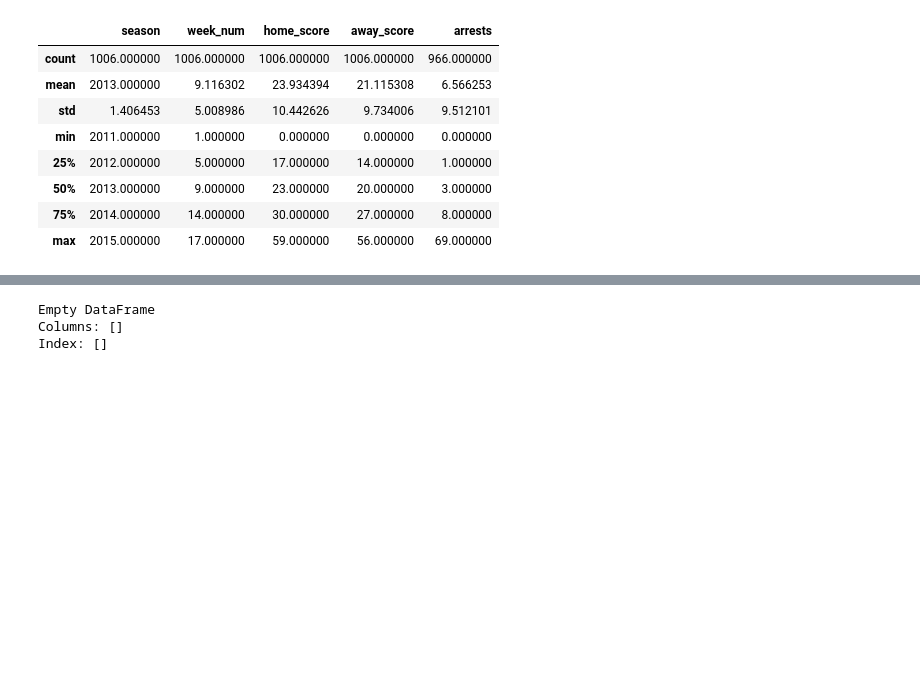
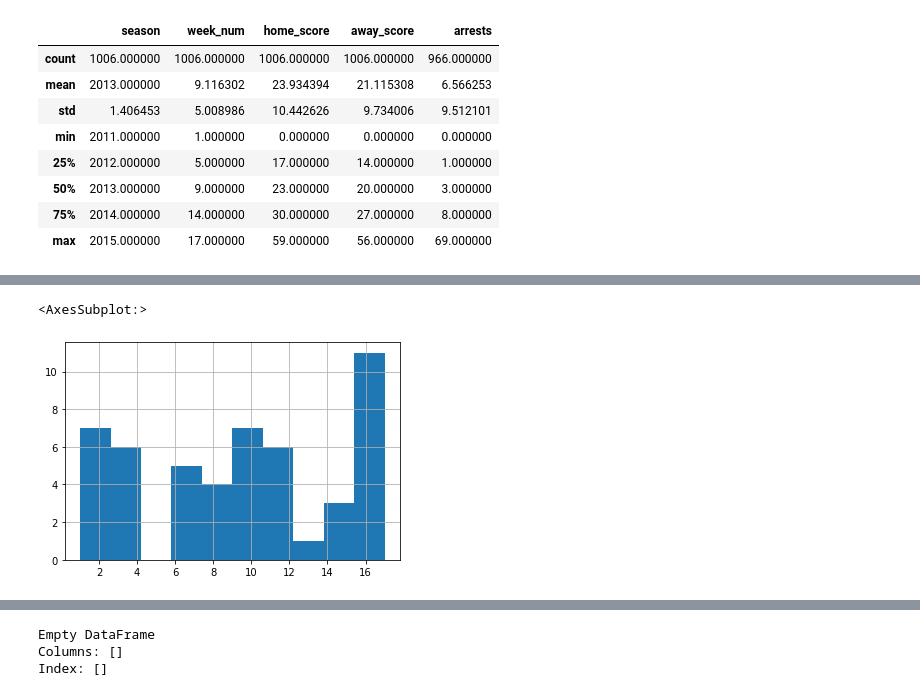
Before and after one commit to ubco-W2022T1-cosc301/project-group03, a Jupyter notebook: notebooks/analysis2.ipynb, the cells around one changed output, grey strips where cells are left out. Cells and saved outputs as stored; diff of their text form; code cells hidden in the pictures; blank space fills up the shorter version.

```diff
--- a/notebooks/analysis2.ipynb
+++ b/notebooks/analysis2.ipynb
@@ -109,0 +136,7 @@ rawarrest.describe().apply(lambda s: s.apply(lambda x: format(x, 'f')))
+# %%
+rawsampledf= rawarrest.sample(50)
+weektest = rawsampledf['week_num']
+weektest.hist()
+# %% [output]
+<AxesSubplot:>
+[figure, added]
```
Also changed, not shown: parts of 5 cells of this notebook, 1 other file.
